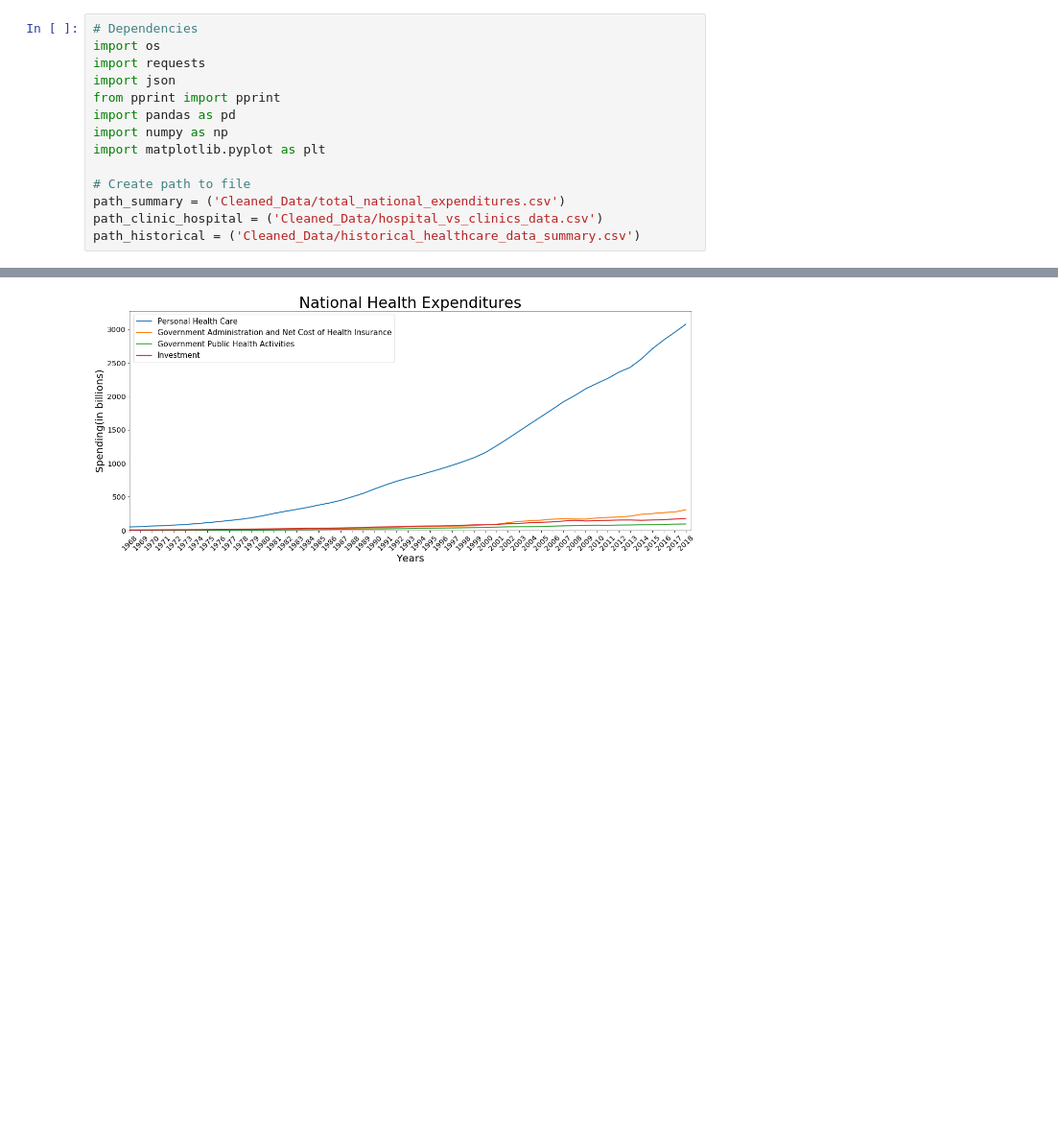
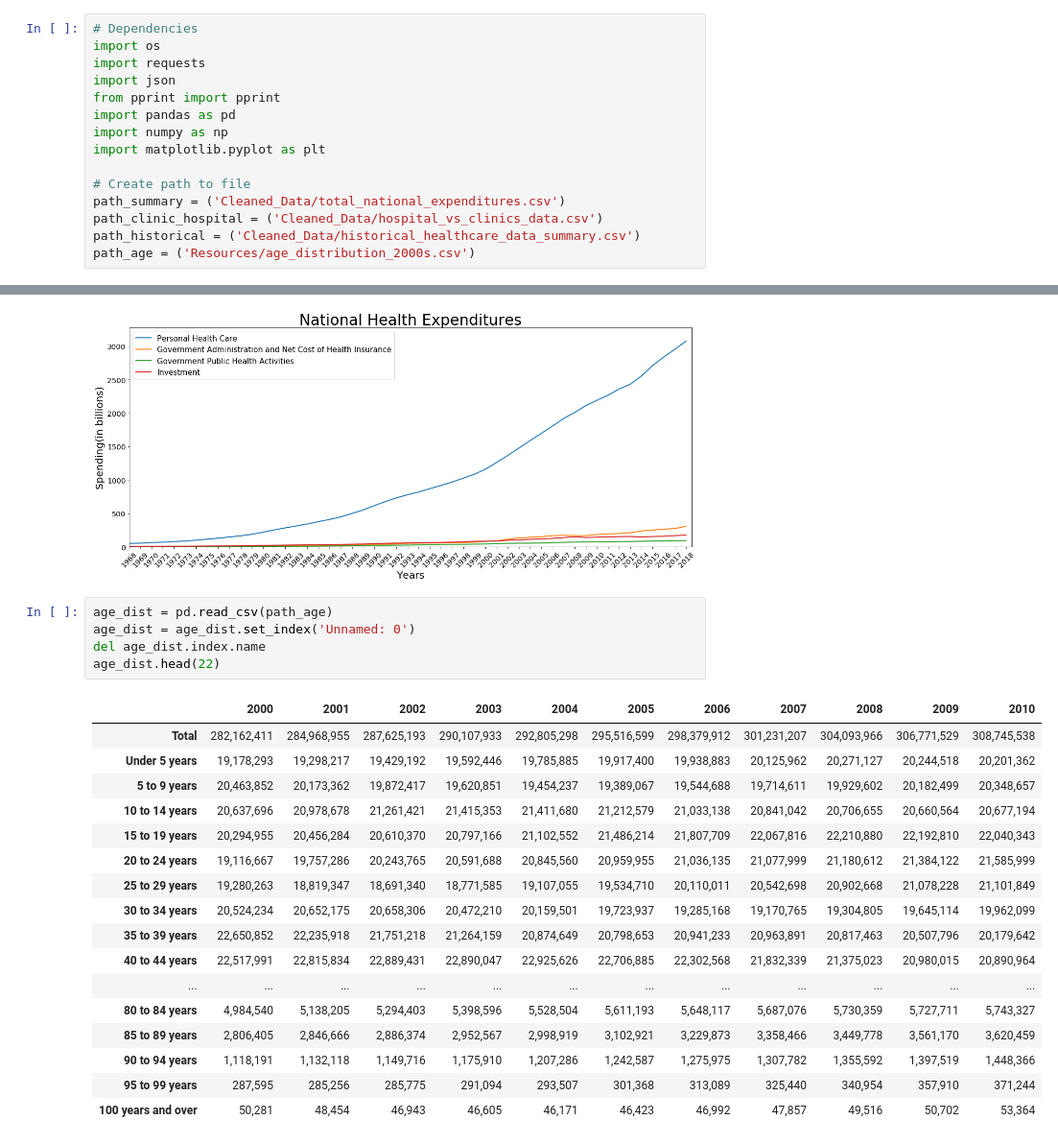
Before and after one commit to Rshn8411/project1, a Jupyter notebook: Daniel_Experimental_Graphing.ipynb, the cells around one changed output, grey strips where cells are left out. Shown: that part at 96% size. Saved outputs shown, nothing was run; the diff lists cells and outputs as text; blank space fills up the shorter version.

Commit message:
adding cleaned age distribution data

```diff
--- a/Daniel_Experimental_Graphing.ipynb
+++ b/Daniel_Experimental_Graphing.ipynb
@@ -12,6 +12,7 @@ import matplotlib.pyplot as plt
 path_summary = ('Cleaned_Data/total_national_expenditures.csv')
 path_clinic_hospital = ('Cleaned_Data/hospital_vs_clinics_data.csv')
 path_historical = ('Cleaned_Data/historical_healthcare_data_summary.csv')
+path_age = ('Resources/age_distribution_2000s.csv')
 # %%
 # Read csv and convert into df
 national_expend = pd.read_csv(path_summary,skipinitialspace=True)
@@ -147,3 +148,26 @@ plt.ylim (low, high)
 plt.show()
 # %% [output]
 [figure]
+# %%
+age_dist = pd.read_csv(path_age)
+age_dist = age_dist.set_index('Unnamed: 0')
+del age_dist.index.name
+age_dist.head(22)
+# %% [output]
+|  | 2000 | 2001 | 2002 | 2003 | 2004 | 2005 | 2006 | 2007 | 2008 | 2009 | 2010 |
+| Total | 282,162,411 | 284,968,955 | 287,625,193 | 290,107,933 | 292,805,298 | 295,516,599 | 298,379,912 | 301,231,207 | 304,093,966 | 306,771,529 | 308,745,538 |
+| Under 5 years | 19,178,293 | 19,298,217 | 19,429,192 | 19,592,446 | 19,785,885 | 19,917,400 | 19,938,883 | 20,125,962 | 20,271,127 | 20,244,518 | 20,201,362 |
+| 5 to 9 years | 20,463,852 | 20,173,362 | 19,872,417 | 19,620,851 | 19,454,237 | 19,389,067 | 19,544,688 | 19,714,611 | 19,929,602 | 20,182,499 | 20,348,657 |
+| 10 to 14 years | 20,637,696 | 20,978,678 | 21,261,421 | 21,415,353 | 21,411,680 | 21,212,579 | 21,033,138 | 20,841,042 | 20,706,655 | 20,660,564 | 20,677,194 |
+| 15 to 19 years | 20,294,955 | 20,456,284 | 20,610,370 | 20,797,166 | 21,102,552 | 21,486,214 | 21,807,709 | 22,067,816 | 22,210,880 | 22,192,810 | 22,040,343 |
+| 20 to 24 years | 19,116,667 | 19,757,286 | 20,243,765 | 20,591,688 | 20,845,560 | 20,959,955 | 21,036,135 | 21,077,999 | 21,180,612 | 21,384,122 | 21,585,999 |
+| 25 to 29 years | 19,280,263 | 18,819,347 | 18,691,340 | 18,771,585 | 19,107,055 | 19,534,710 | 20,110,011 | 20,542,698 | 20,902,668 | 21,078,228 | 21,101,849 |
+| 30 to 34 years | 20,524,234 | 20,652,175 | 20,658,306 | 20,472,210 | 20,159,501 | 19,723,937 | 19,285,168 | 19,170,765 | 19,304,805 | 19,645,114 | 19,962,099 |
+| 35 to 39 years | 22,650,852 | 22,235,918 | 21,751,218 | 21,264,159 | 20,874,649 | 20,798,653 | 20,941,233 | 20,963,891 | 20,817,463 | 20,507,796 | 20,179,642 |
+| 40 to 44 years | 22,517,991 | 22,815,834 | 22,889,431 | 22,890,047 | 22,925,626 | 22,706,885 | 22,302,568 | 21,832,339 | 21,375,023 | 20,980,015 | 20,890,964 |
+| ... | ... | ... | ... | ... | ... | ... | ... | ... | ... | ... | ... |
+| 80 to 84 years | 4,984,540 | 5,138,205 | 5,294,403 | 5,398,596 | 5,528,504 | 5,611,193 | 5,648,117 | 5,687,076 | 5,730,359 | 5,727,711 | 5,743,327 |
+| 85 to 89 years | 2,806,405 | 2,846,666 | 2,886,374 | 2,952,567 | 2,998,919 | 3,102,921 | 3,229,873 | 3,358,466 | 3,449,778 | 3,561,170 | 3,620,459 |
+| 90 to 94 years | 1,118,191 | 1,132,118 | 1,149,716 | 1,175,910 | 1,207,286 | 1,242,587 | 1,275,975 | 1,307,782 | 1,355,592 | 1,397,519 | 1,448,366 |
+| 95 to 99 years | 287,595 | 285,256 | 285,775 | 291,094 | 293,507 | 301,368 | 313,089 | 325,440 | 340,954 | 357,910 | 371,244 |
+| 100 years and over | 50,281 | 48,454 | 46,943 | 46,605 | 46,171 | 46,423 | 46,992 | 47,857 | 49,516 | 50,702 | 53,364 |
```
Also changed, not shown: parts of 1 cell of this notebook, 7 other files.
